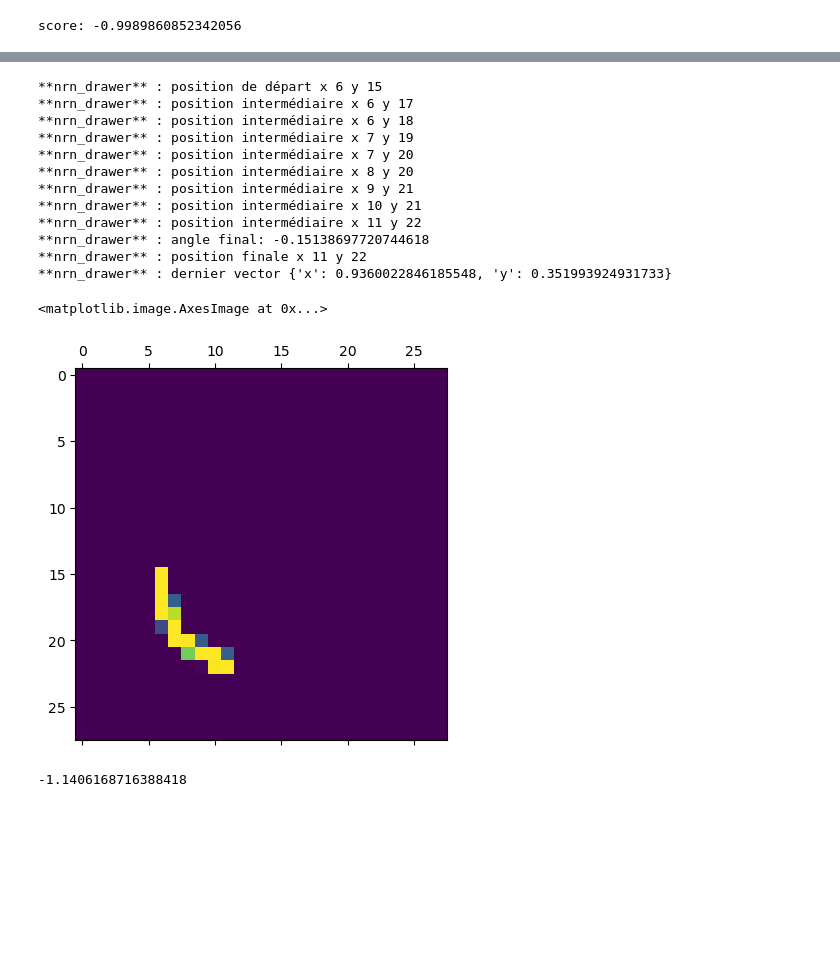
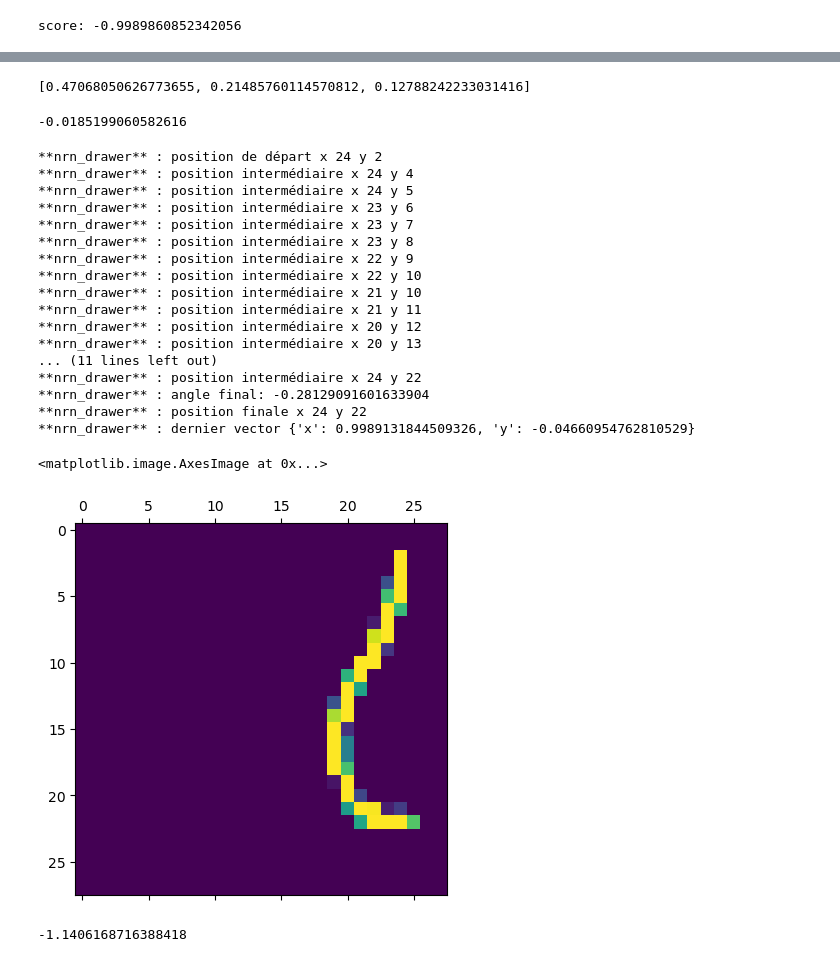
Before and after one commit to oliviermanette/Sentive-One-Shot-Learning-Omniglot, a Jupyter notebook: sandbox metadl/projet article can dynamic neural network improve few shot learning.ipynb, the cells around one changed output, grey strips where cells are left out. Drawn from its saved outputs; the diff is of its cells as text; code cells hidden in the pictures; blank space fills up the shorter version.

```diff
--- a/sandbox metadl/projet article can dynamic neural network improve few shot learning.ipynb
+++ b/sandbox metadl/projet article can dynamic neural network improve few shot learning.ipynb
@@ -172,34 +283,72 @@ plt.show()
+# %%
+start = {
+    "x": 24,
+    "y": 2
+}
+b_v = {
+    "x": 0,
+    "y": 1
+}
+angl = 0.12306477575714833
+acc = -0.12306477575714833/6.645
+n = 17
+ck_pts = []
+ck_pts.append({
+    "x" : 20,
+    "y" : 12
+})
+ck_pts.append({
+    "x" : 20,
+    "y" : 13
+})
+ck_pts.append({
+    "x" : 20,
+    "y" : 18
+})
+
+print(sbrain.nnet[char_id].nrn_tls.check_curve_geometry(start, b_v, angl, acc, n, ck_pts))
+# %% [output]
+[0.47068050626773655, 0.21485760114570812, 0.12788242233031416]
+# %%
+-0.12306477575714833/6.645
+# %% [output]
+-0.0185199060582616
 # %%
 mtrx = np.zeros([28,28])
 vector_1= {
     "x" : 0,
     "y" : 1
 }
-angle =  -0.15138697720744618
-acc =  0
-length = 9
+angle =  0.12306477575714833
+acc =  -0.12306477575714833/7
+length = 24
 start= {
-    "x" : 6,
-    "y" : 15
+    "x" : 24,
+    "y" : 2
 }
 
 mtrx, angle, start, vector_1, _ = sbrain.nnet[0].nrn_tls.nrn_drawer(mtrx, vector_1, angle, length, start,acc)
 plt.matshow(mtrx)
 # %% [output]
-**nrn_drawer** : position de départ x 6 y 15
-**nrn_drawer** : position intermédiaire x 6 y 17
-**nrn_drawer** : position intermédiaire x 6 y 18
-**nrn_drawer** : position intermédiaire x 7 y 19
-**nrn_drawer** : position intermédiaire x 7 y 20
-**nrn_drawer** : position intermédiaire x 8 y 20
-**nrn_drawer** : position intermédiaire x 9 y 21
-**nrn_drawer** : position intermédiaire x 10 y 21
-**nrn_drawer** : position intermédiaire x 11 y 22
-**nrn_drawer** : angle final: -0.15138697720744618
-**nrn_drawer** : position finale x 11 y 22
-**nrn_drawer** : dernier vector {'x': 0.9360022846185548, 'y': 0.351993924931733}
+**nrn_drawer** : position de départ x 24 y 2
+**nrn_drawer** : position intermédiaire x 24 y 4
+**nrn_drawer** : position intermédiaire x 24 y 5
+**nrn_drawer** : position intermédiaire x 23 y 6
+**nrn_drawer** : position intermédiaire x 23 y 7
+**nrn_drawer** : position intermédiaire x 23 y 8
+**nrn_drawer** : position intermédiaire x 22 y 9
+**nrn_drawer** : position intermédiaire x 22 y 10
+**nrn_drawer** : position intermédiaire x 21 y 10
+**nrn_drawer** : position intermédiaire x 21 y 11
+**nrn_drawer** : position intermédiaire x 20 y 12
+**nrn_drawer** : position intermédiaire x 20 y 13
+... (11 lines left out)
+**nrn_drawer** : position intermédiaire x 24 y 22
+**nrn_drawer** : angle final: -0.28129091601633904
+**nrn_drawer** : position finale x 24 y 22
+**nrn_drawer** : dernier vector {'x': 0.9989131844509326, 'y': -0.04660954762810529}
 <matplotlib.image.AxesImage at 0x...>
-[figure, old version]
+[figure, new version]
 # %%
 vector_1 = {
     "x": 0.4223896117376803,
```
Also changed, not shown: parts of 12 cells of this notebook, 4 other files.
